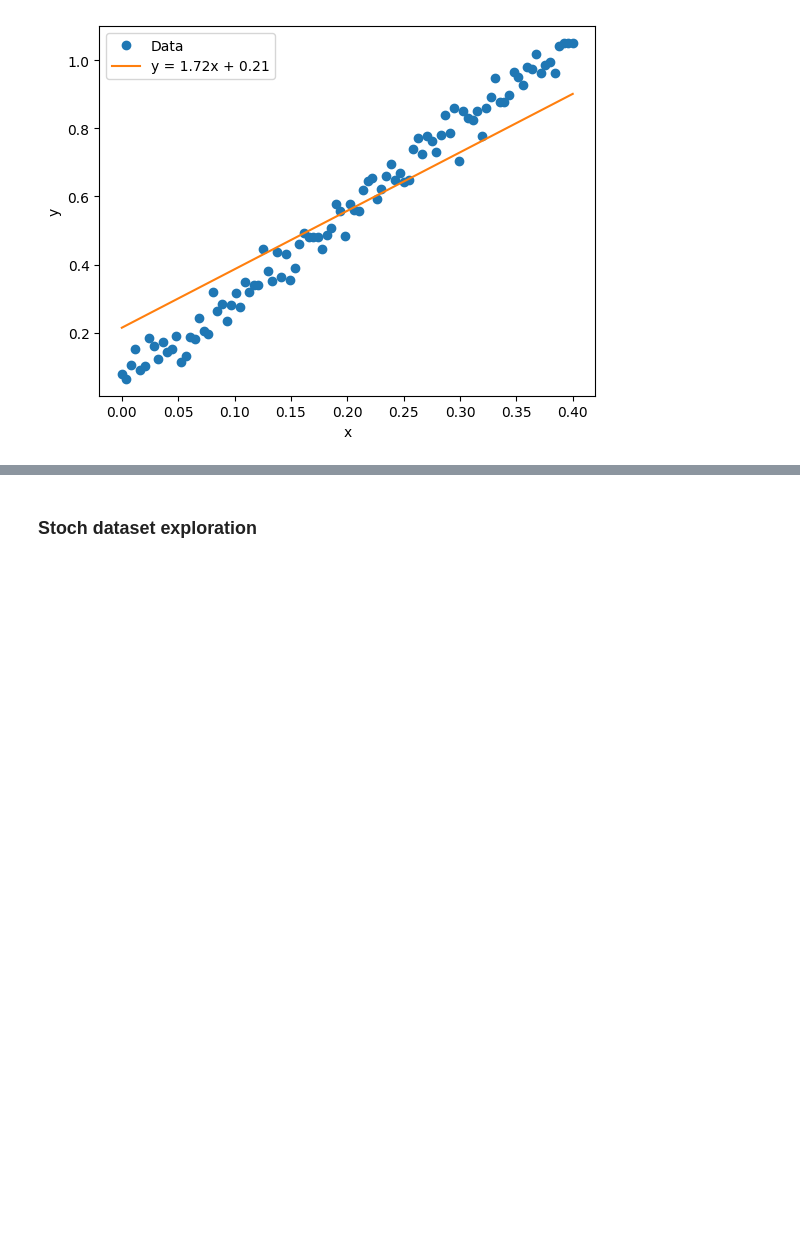
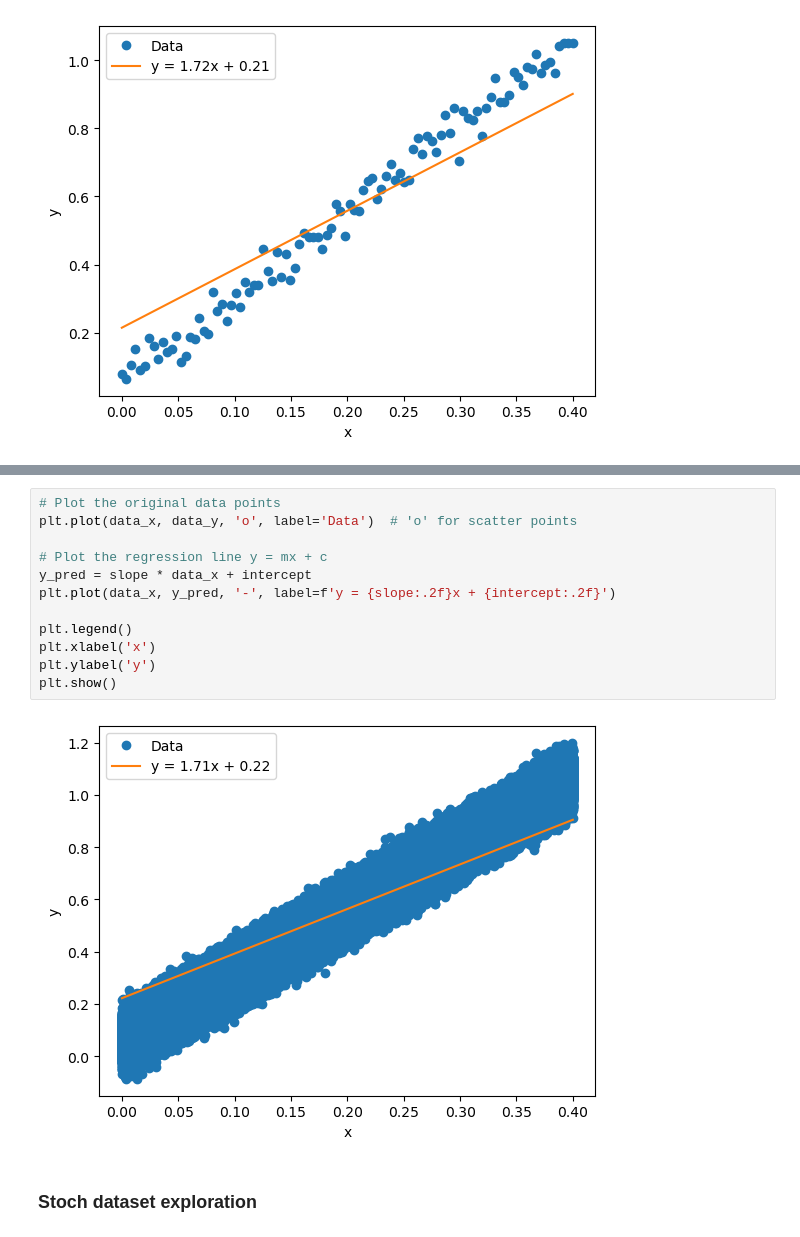
Before and after one commit to GreenCurve/prj-fin, a Jupyter notebook: 01_Floating_point_numbers.ipynb, the cells around one changed output, grey strips where cells are left out. Drawn from its saved outputs; the diff is of its cells as text; blank space fills up the shorter version.

```diff
--- a/01_Floating_point_numbers.ipynb
+++ b/01_Floating_point_numbers.ipynb
@@ -143,3 +212,17 @@ plt.show()
+# %%
+# Plot the original data points
+plt.plot(data_x, data_y, 'o', label='Data')  # 'o' for scatter points
+
+# Plot the regression line y = mx + c
+y_pred = slope * data_x + intercept
+plt.plot(data_x, y_pred, '-', label=f'y = {slope:.2f}x + {intercept:.2f}')
+
+plt.legend()
+plt.xlabel('x')
+plt.ylabel('y')
+plt.show()
+# %% [output]
+[figure, added]
 # %% [markdown]
 ### Stoch dataset exploration
 # %%
```
Also changed, not shown: parts of 12 cells of this notebook.
